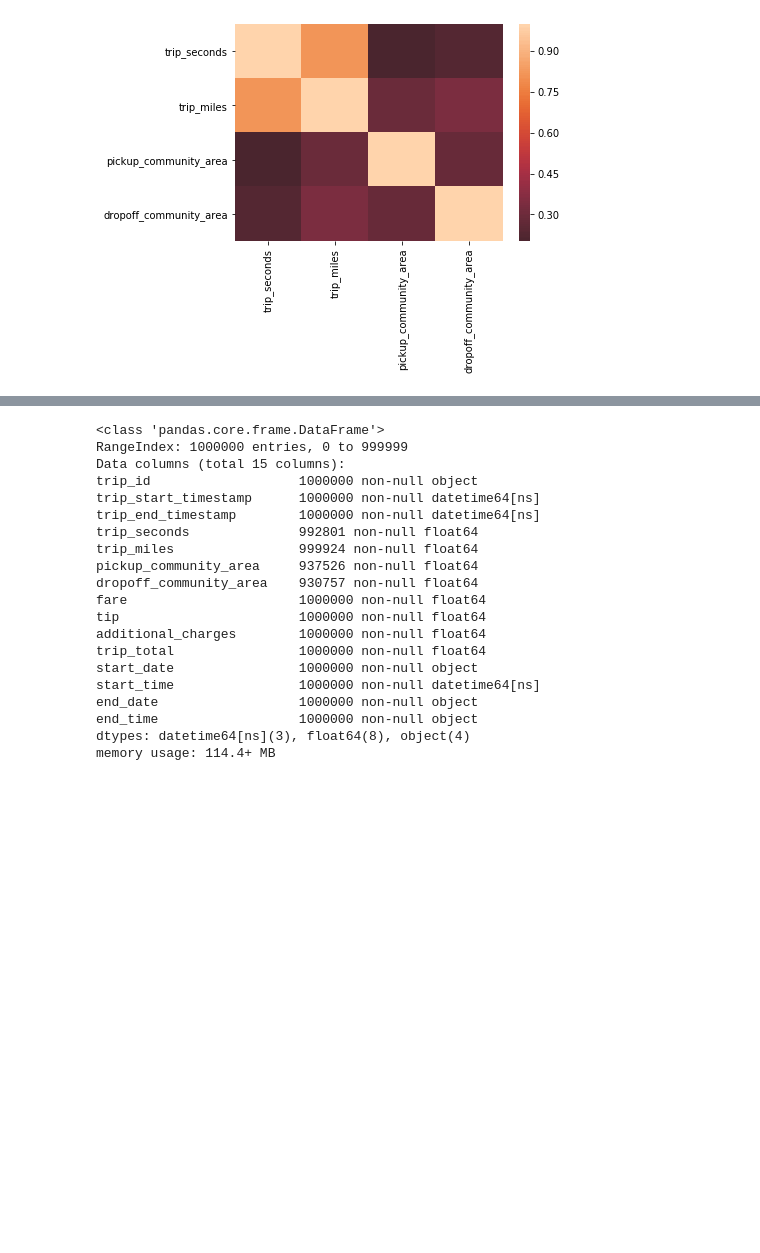
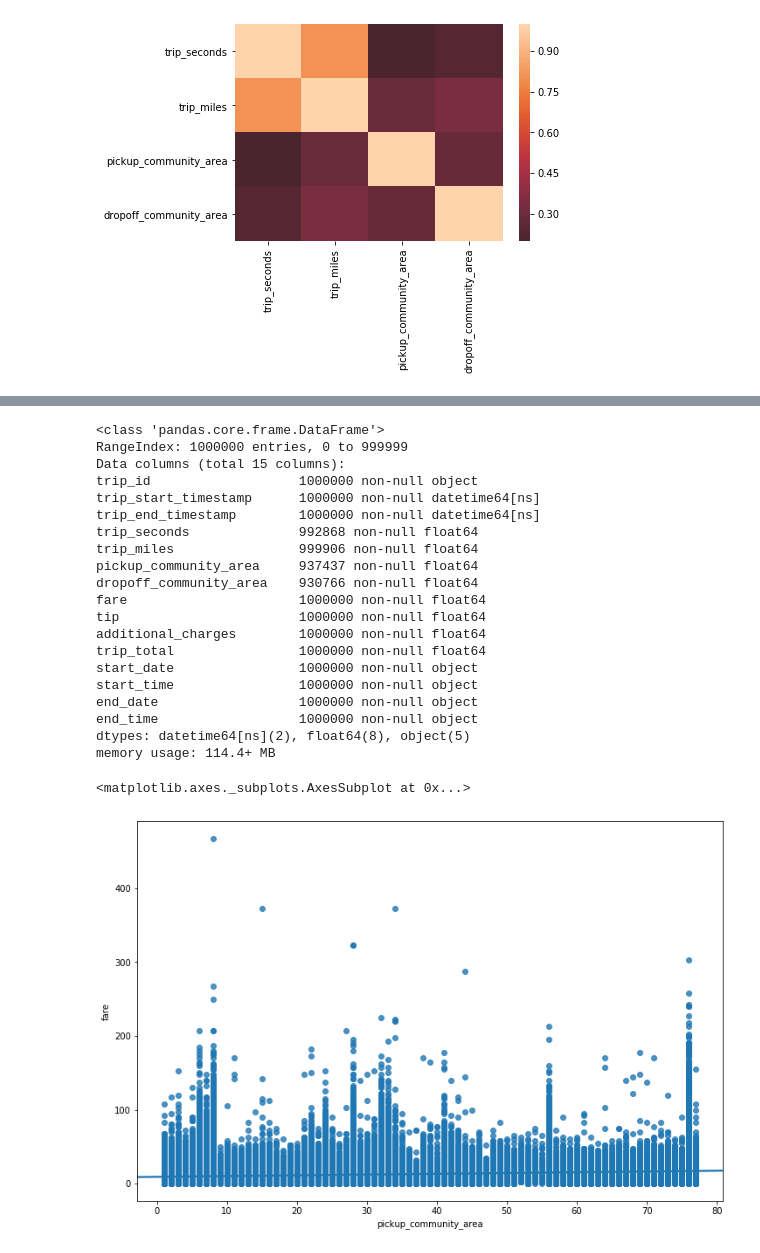
Before and after one commit to muoyo/chicago-ridesharing, a Jupyter notebook: Chicago_EDA.ipynb, the cells around one changed output, grey strips where cells are left out. Saved outputs shown, nothing was run; the diff lists cells and outputs as text; code cells hidden in the pictures; blank space fills up the shorter version.

```diff
--- a/Chicago_EDA.ipynb
+++ b/Chicago_EDA.ipynb
@@ -215,5 +209,3 @@ end_date                  1000000 non-null object
 end_time                  1000000 non-null object
 dtypes: datetime64[ns](2), float64(8), object(5)
 memory usage: 114.4+ MB
-# %%
-results_df['start_time'] = pd.to_datetime(results_df['start_time'])
@@ -235,17 +218,26 @@ Data columns (total 15 columns):
 trip_id                   1000000 non-null object
 trip_start_timestamp      1000000 non-null datetime64[ns]
 trip_end_timestamp        1000000 non-null datetime64[ns]
-trip_seconds              992801 non-null float64
-trip_miles                999924 non-null float64
-pickup_community_area     937526 non-null float64
-dropoff_community_area    930757 non-null float64
+trip_seconds              992868 non-null float64
+trip_miles                999906 non-null float64
+pickup_community_area     937437 non-null float64
+dropoff_community_area    930766 non-null float64
 fare                      1000000 non-null float64
 tip                       1000000 non-null float64
 additional_charges        1000000 non-null float64
 trip_total                1000000 non-null float64
 start_date                1000000 non-null object
-start_time                1000000 non-null datetime64[ns]
+start_time                1000000 non-null object
 end_date                  1000000 non-null object
 end_time                  1000000 non-null object
-dtypes: datetime64[ns](3), float64(8), object(4)
+dtypes: datetime64[ns](2), float64(8), object(5)
 memory usage: 114.4+ MB
+# %%
+figure = plt.figure(figsize=(12, 8))
+
+x = results_df['pickup_community_area']
+y = results_df['fare']
+sns.regplot(x, y)
+# %% [output]
+<matplotlib.axes._subplots.AxesSubplot at 0x...>
+[figure, added]
```
Also changed, not shown: parts of 17 cells of this notebook.
